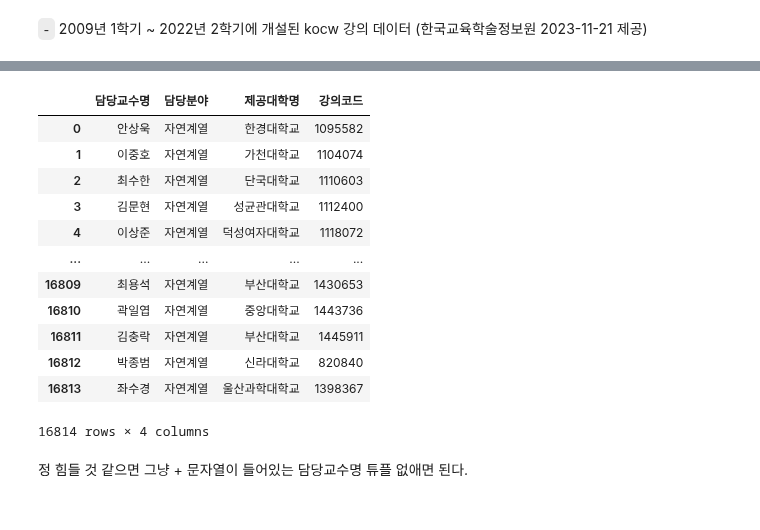
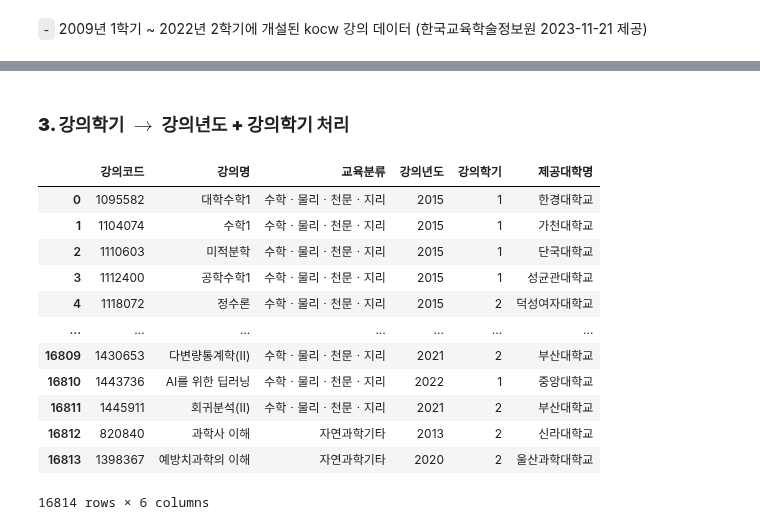
Before and after one commit to HollyRiver/R, a Jupyter notebook: SDB/kocw DB.ipynb, the cells around one changed output, grey strips where cells are left out. Saved outputs shown, nothing was run; the diff lists cells and outputs as text; code cells hidden in the pictures.

```diff
--- a/SDB/kocw DB.ipynb
+++ b/SDB/kocw DB.ipynb
@@ -103,20 +149,19 @@ charge = featured_kocw[["강의코드", "교수명"]].rename({"교수명":"담
-# %%
-## professor 테이블에서 "+"로 구분되는 교수명 행으로 분리, 이후 담당교수명과 담당분야, 제공대학명으로 구성되는 테이블에 대하여 중복되는 값을 없게 하고 인덱스로 담당교수코드 할당.
-## {담당교수명, 담당분야, 제공대학명}으로 구성된 데이터와 담당교수코드 두 개의 열로 이뤄진 테이블을 만들고, map({})을 이용하여 담당 관계에 담당교수코드와 강의코드를 매핑
-professor
-# %% [output]
-|  | 담당교수명 | 담당분야 | 제공대학명 | 강의코드 |
-| 0 | 안상욱 | 자연계열 | 한경대학교 | 1095582 |
-| 1 | 이중호 | 자연계열 | 가천대학교 | 1104074 |
-| 2 | 최수한 | 자연계열 | 단국대학교 | 1110603 |
-| 3 | 김문현 | 자연계열 | 성균관대학교 | 1112400 |
-| 4 | 이상준 | 자연계열 | 덕성여자대학교 | 1118072 |
-| ... | ... | ... | ... | ... |
-| 16809 | 최용석 | 자연계열 | 부산대학교 | 1430653 |
-| 16810 | 곽일엽 | 자연계열 | 중앙대학교 | 1443736 |
-| 16811 | 김충락 | 자연계열 | 부산대학교 | 1445911 |
-| 16812 | 박종범 | 자연계열 | 신라대학교 | 820840 |
-| 16813 | 좌수경 | 자연계열 | 울산과학대학교 | 1398367 |
-16814 rows × 4 columns
-# %% [markdown]
-정 힘들 것 같으면 그냥 + 문자열이 들어있는 담당교수명 튜플 없애면 된다.
+# %% [markdown]
+### **3. 강의학기 $\to$ 강의년도 + 강의학기 처리**
+# %%
+course.assign(강의년도 = lambda _df : _df.강의학기.str.split(" ").str[0].str[:-1].astype(int), 강의학기 = lambda _df : _df.강의학기.str.split(" ").str[1].str[0].astype(int))\
+.set_index(["강의코드", "강의명", "교육분류", "강의년도", "강의학기"]).reset_index()
+# %% [output]
+|  | 강의코드 | 강의명 | 교육분류 | 강의년도 | 강의학기 | 제공대학명 |
+| 0 | 1095582 | 대학수학1 | 수학ㆍ물리ㆍ천문ㆍ지리 | 2015 | 1 | 한경대학교 |
+| 1 | 1104074 | 수학1 | 수학ㆍ물리ㆍ천문ㆍ지리 | 2015 | 1 | 가천대학교 |
+| 2 | 1110603 | 미적분학 | 수학ㆍ물리ㆍ천문ㆍ지리 | 2015 | 1 | 단국대학교 |
+| 3 | 1112400 | 공학수학1 | 수학ㆍ물리ㆍ천문ㆍ지리 | 2015 | 1 | 성균관대학교 |
+| 4 | 1118072 | 정수론 | 수학ㆍ물리ㆍ천문ㆍ지리 | 2015 | 2 | 덕성여자대학교 |
+| ... | ... | ... | ... | ... | ... | ... |
+| 16809 | 1430653 | 다변량통계학(II) | 수학ㆍ물리ㆍ천문ㆍ지리 | 2021 | 2 | 부산대학교 |
+| 16810 | 1443736 | AI를 위한 딥러닝 | 수학ㆍ물리ㆍ천문ㆍ지리 | 2022 | 1 | 중앙대학교 |
+| 16811 | 1445911 | 회귀분석(II) | 수학ㆍ물리ㆍ천문ㆍ지리 | 2021 | 2 | 부산대학교 |
+| 16812 | 820840 | 과학사 이해 | 자연과학기타 | 2013 | 2 | 신라대학교 |
+| 16813 | 1398367 | 예방치과학의 이해 | 자연과학기타 | 2020 | 2 | 울산과학대학교 |
+16814 rows × 6 columns
```
Also changed, not shown: parts of 43 cells of this notebook, 12 other files.
